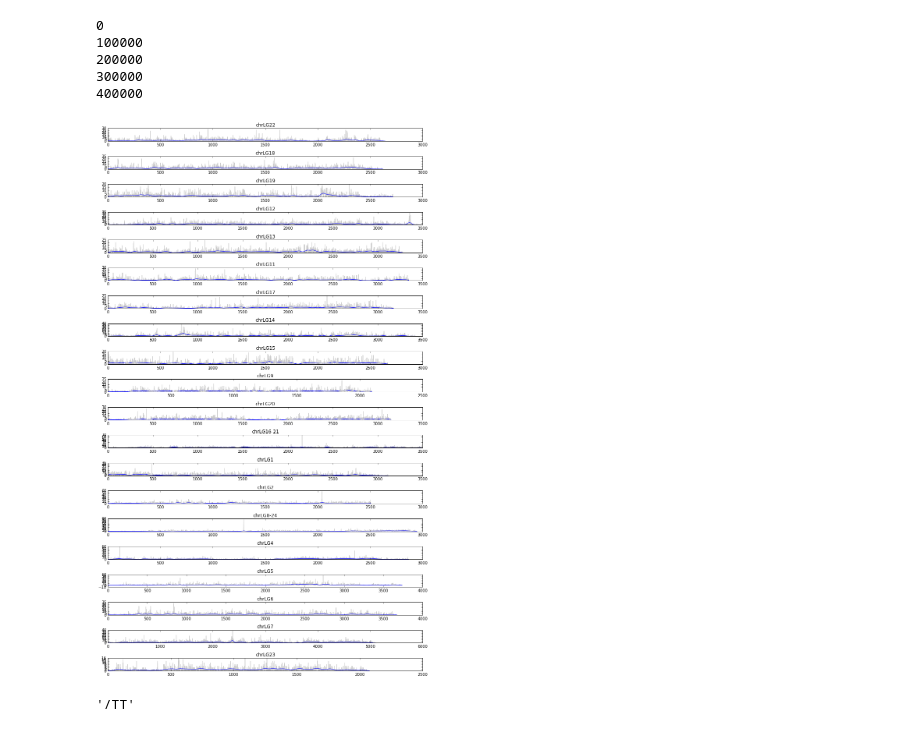
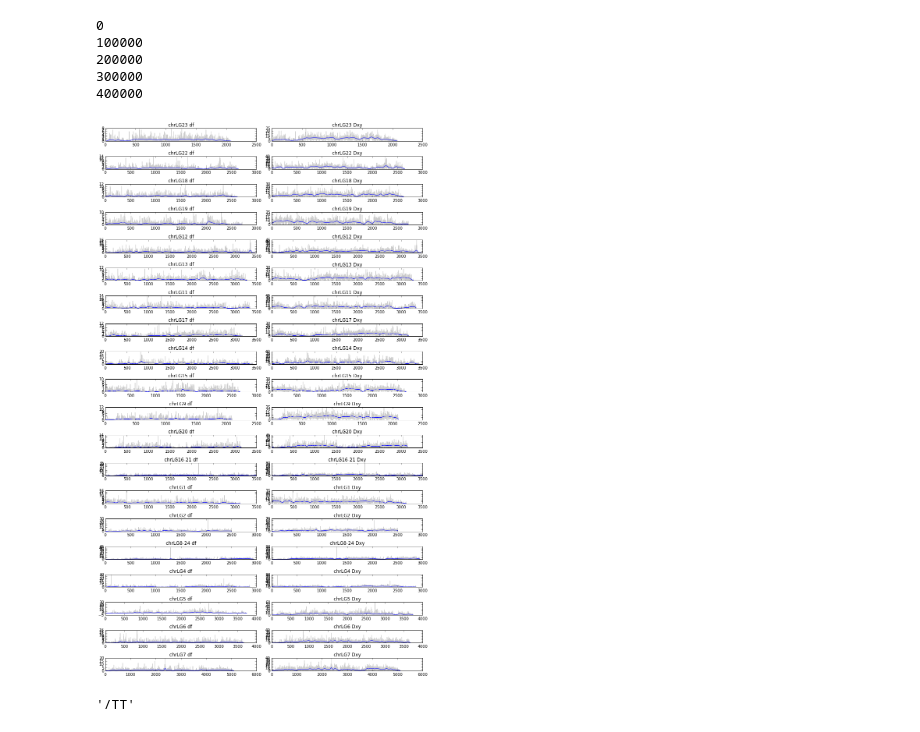
Before and after one commit to dodtlim/ulakes, a Jupyter notebook: ulakes.ipynb, the cells around one changed output. Drawn from its saved outputs; the diff is of its cells as text; code cells hidden in the pictures.

Commit message:
df and Dxy are now working, graphed

```diff
--- a/ulakes.ipynb
+++ b/ulakes.ipynb
@@ -238,10 +238,10 @@ for n,obs in enumerate(vcf_reader) :
     samp1 = ''.join(sorted(samp1))
     samp2 = ''.join(sorted(samp2))
     sampdist = distance.hamming(samp1,samp2)
+    mycontigs[obs.CHROM]['dxy'][obs.POS/block_size] = mycontigs[obs.CHROM]['dxy'][obs.POS/block_size] + sampdist
     if not obs.samples[0].is_het and not obs.samples[1].is_het and sampdist == 2 :
         #print obs.CHROM, obs.POS/block_size, sampdist
-        mycontigs[obs.CHROM]['df'][obs.POS/block_size] \
-            = mycontigs[obs.CHROM]['df'][obs.POS/block_size] + sampdist
+        mycontigs[obs.CHROM]['df'][obs.POS/block_size] = mycontigs[obs.CHROM]['df'][obs.POS/block_size] + 1
 # %% [output]
 0
 100000
@@ -251,15 +251,21 @@ for n,obs in enumerate(vcf_reader) :
 # %%
 figsize(12,20)
 for n,contig in enumerate(mycontigs.keys()) :
-    subplot(len(mycontigs.keys()),1,n)
+    subplot(len(mycontigs.keys()),2,n*2+1)
     data = wiener( mycontigs[contig]['df'], mysize=50 )
     data = convolve( data, window, mode='same' )
     plot(mycontigs[contig]['df'],color='black',alpha=0.2)
     plot(data)
-    title(contig)
+    title(contig + ' ' + 'df')
+    subplot(len(mycontigs.keys()),2,n*2+2)
+    data = wiener( mycontigs[contig]['dxy'], mysize=50 )
+    data = convolve( data, window, mode='same' )
+    plot(mycontigs[contig]['dxy'],color='black',alpha=0.2)
+    plot(data)
+    title(contig + ' ' + 'Dxy')
 tight_layout()
 # %% [output]
-[figure, old version]
+[figure, new version]
 # %%
 samp1
 # %% [output]
```
Also changed, not shown: 1 other file.
